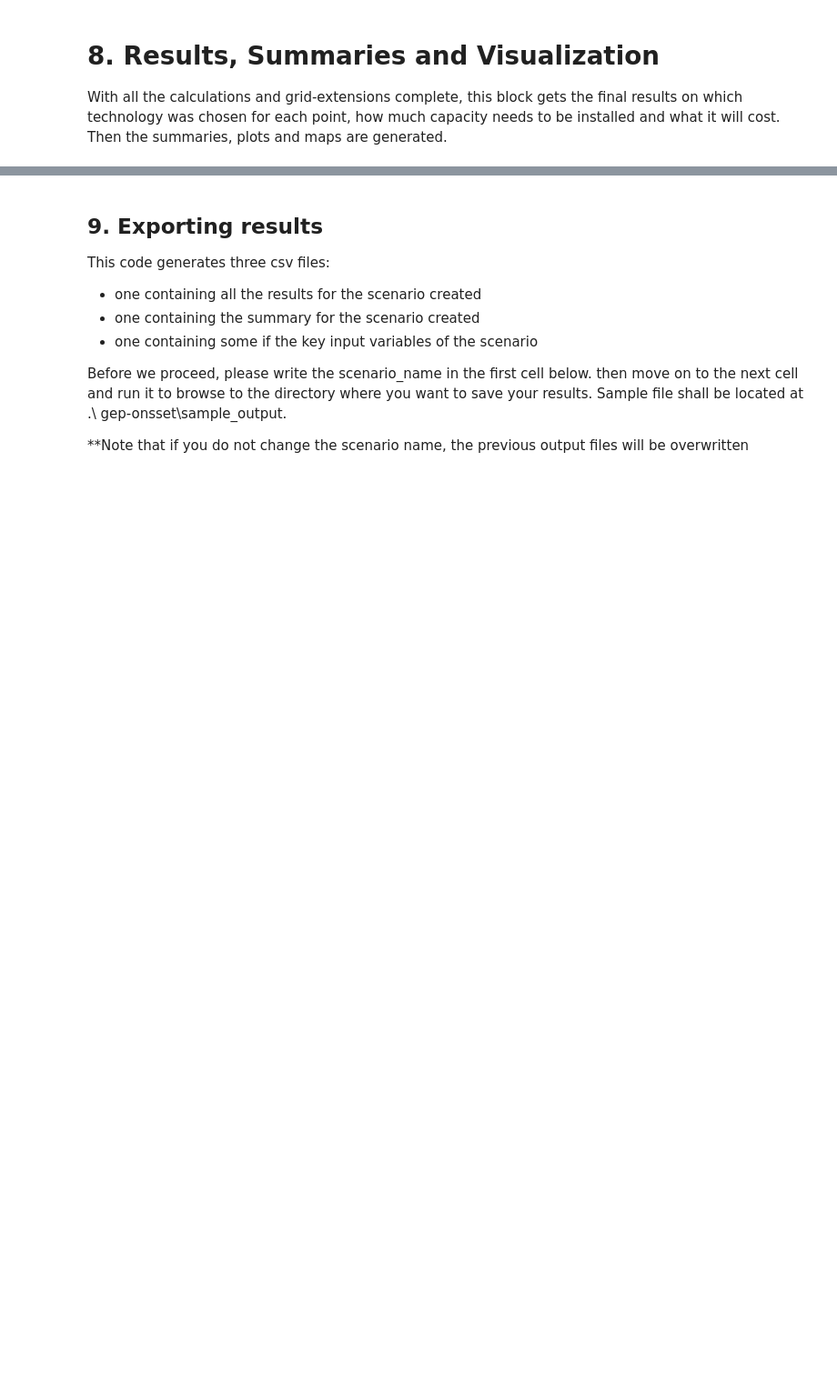
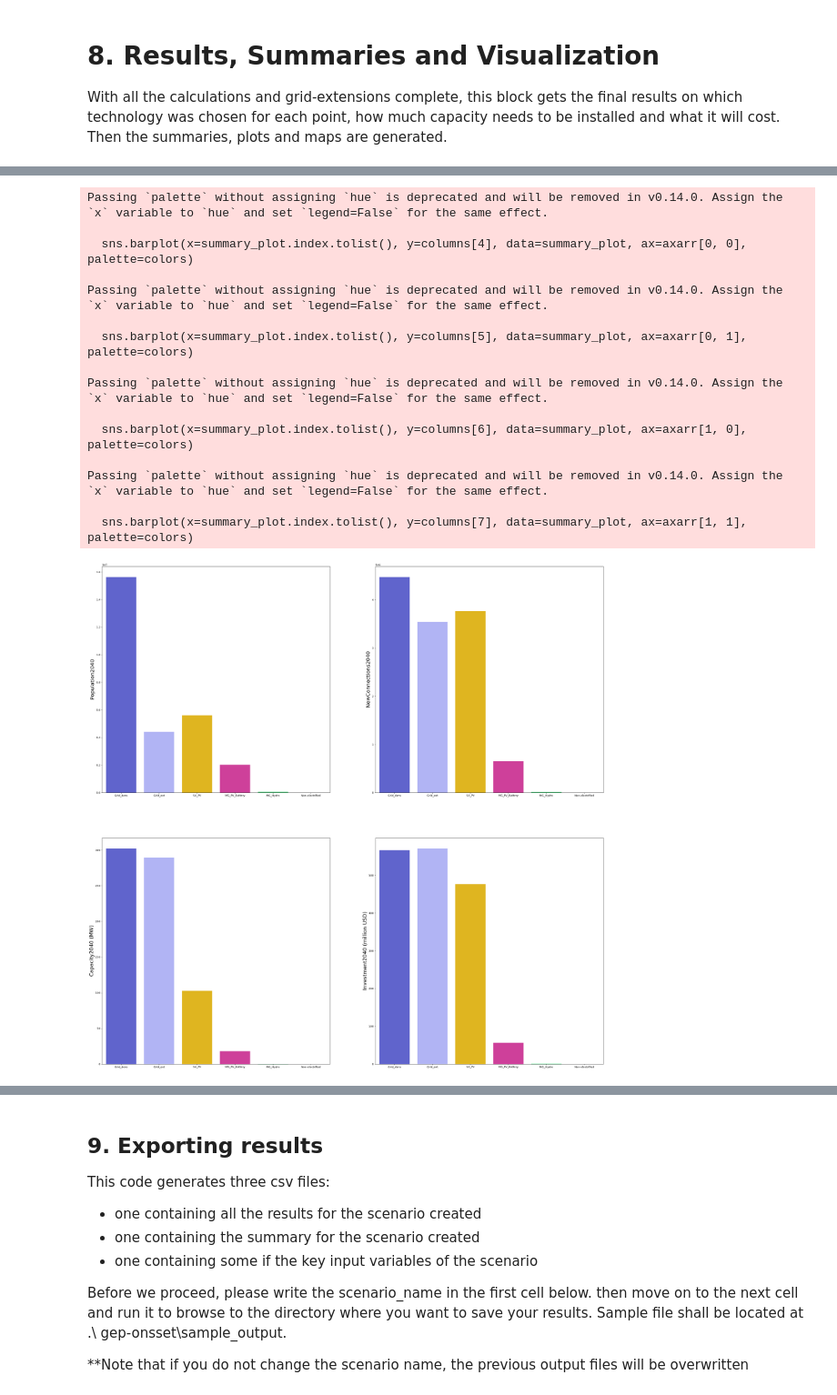
Before and after one commit to Bachirou06/gep_onsset_guinea, a Jupyter notebook: GEP_Generator.ipynb, the cells around one changed output, grey strips where cells are left out. Shown at 91% size. Drawn from its saved outputs; the diff is of its cells as text; code cells hidden in the pictures; blank space fills up the shorter version.

```diff
--- a/GEP_Generator.ipynb
+++ b/GEP_Generator.ipynb
@@ -120,9 +129,9 @@ This lever reflects the electrification approach to be examined. On the GEP Expl
 
 - Forced grid under a defined buffer zone (auto_intensification set equal to Xkm) & no electrification outside the buffer zone.
 # %%
-prioritization = 6                        # Select 5, 4 or 6; 5 = Nationwide Least Cost approach, 4 = Forced grid connection within a buffer only, 6 = Forced grid within buffer + least cost out of the buffer
+prioritization = 5                        # Select 5, 4 or 6; 5 = Nationwide Least Cost approach, 4 = Forced grid connection within a buffer only, 6 = Forced grid within buffer + least cost out of the buffer
 
-auto_intensification = 2                  # Buffer distance (km) for automatic intensification if choosing prioritization 4 or 6
+auto_intensification = 0                 # Buffer distance (km) for automatic intensification if choosing prioritization 4 or 6
 
 # This is the maximum generation capacity that can be added to the grid in one year (MW)
 annual_grid_cap_gen_limit_intermediate = 54 # Limit per year from start year (e.g. 2018) to intermediate year (e.g. 2025)
@@ -165,3 +172,6 @@ diesel_techs = 0                        ### 0 = diesel NOT included, 1 = diesel
+# %%
+diesel_techs = 0
+tech_switches = {'sa_pv': 1, 'mg_hydro': 1, 'mg_pv': 0, 'mg_pv_hybrid': 1, 'mg_wind_hybrid': 0}
 # %%
 grid_power_plants_capital_cost = 1363   ### The cost in USD/kW is for capacity upgrades of the grid
 grid_losses = 0.167                     ### The fraction of electricity lost in transmission and distribution (percentage)
@@ -483,7 +546,8 @@ for year in yearsofanalysis:
                                                                                                   year,
                                                                                                   end_year,
                                                                                                   time_step,
-                                                                                                  diesel_techs)
+                                                                                                  diesel_techs,
+                                                                                                 tech_switches= tech_switches)
 
     grid_investment, grid_cap_gen_limit, grid_connect_limit = onsseter.pre_electrification(grid_generation_cost,
                                                                                            year,
@@ -632,24 +699,23 @@ if cost_choice == 1:
 else:
     summary_table[columns[0]] = summary.iloc[0:11].astype(int).tolist() + [int(summary.iloc[0:11].sum())]
     summary_table[columns[1]] = summary.iloc[11:22].astype(int).tolist() + [int(summary.iloc[11:22].sum())]
-    summary_table[columns[2]] = summary.iloc[22:33].astype(int).tolist() + [int(summary.iloc[22:33].sum())]
+    summary_table[columns[2]] = [round(x, 2) for x in summary.iloc[22:33].astype(float).tolist()] + [round(summary.iloc[22:33].sum(), 2)] # Round in to display the hydro capacity in 2040
     summary_table[columns[3]] = [round(x/1e4)/1e2 for x in summary.iloc[33:44].astype(float).tolist()] + [round(summary.iloc[33:44].sum()/1e4)/1e2]
     summary_table[columns[4]] = summary.iloc[44:55].astype(int).tolist() + [int(summary.iloc[44:55].sum())]
     summary_table[columns[5]] = summary.iloc[55:66].astype(int).tolist() + [int(summary.iloc[55:66].sum())]
-    summary_table[columns[6]] = summary.iloc[66:77].astype(int).tolist() + [int(summary.iloc[66:77].sum())]
+    summary_table[columns[6]] = [round(x, 2) for x in summary.iloc[66:77].astype(float).tolist()] + [round(summary.iloc[66:77].sum(), 2)]
     summary_table[columns[7]] = [round(x/1e4)/1e2 for x in summary.iloc[77:88].astype(float).tolist()] + [round(summary.iloc[77:88].sum()/1e4)/1e2]
 
+# remove disabled technologies and the empty code-10 slot (original string codes)
+summary_table = summary_table.drop(['4', '6', '8', '9', '10'])
+
+# 2. rename the remaining rows
 map_dict = {'1': 'Grid_dens',
-            '2': 'SA_Diesel',
+            '2': 'Grid_ext',
             '3': 'SA_PV',
-            '4': 'MG_Diesel',
-            '5': 'MG_PV',
-            '6': 'MG_Wind',
+            '5': 'MG_PV_Battery',
             '7': 'MG_Hydro',
-            '8': 'MG_PV_Hybrid',
-            '9': 'MG_Wind_Hybrid',
-            '10':'Grid_ext',
-            '99':'Non-electrified',
+            '99': 'Non-electrified',
             'Total': 'Total'}
 
 summary_table.index = summary_table.index.to_series().map(map_dict)
@@ -660,9 +737,10 @@ summary_table
 import matplotlib.pylab as plt
 import seaborn as sns
 
-colors = ['#4e53de','#EDD100','#ffc700','#1F6600','#98E600','#70A800','#28e66d', '#e628a0', '#1b8f4d', '#a6aaff', '#D3D3D3']
-techs_colors = dict(zip(techs, colors))
-
+#colors = ['#4e53de','#EDD100','#ffc700','#1F6600','#98E600','#70A800','#28e66d', '#e628a0', '#1b8f4d', '#a6aaff', '#D3D3D3']
+colors = ['#4e53de', '#a6aaff', '#ffc700', '#e628a0', '#28e66d', '#D3D3D3']
+#techs_colors = dict(zip(techs, colors))
+techs_colors = {'1': '#4e53de', '2': '#a6aaff', '3': '#ffc700', '5': '#e628a0', '7': '#28e66d', '99': '#D3D3D3'}
 summary_plot=summary_table.drop(labels='Total',axis=0)
 fig_size = [35, 35]
 font_size = 1
@@ -671,32 +749,49 @@ f, axarr = plt.subplots(2, 2)
 fig_size = [15, 15]
 font_size = 10
 plt.rcParams["figure.figsize"] = fig_size
 
 if cost_choice == 1:
     sns.barplot(x=summary_plot.index.tolist(), y=columns[11], data=summary_plot, ax=axarr[0, 0], palette=colors)
     axarr[0, 0].set_ylabel(columns[4], fontsize=2*font_size)
     axarr[0, 0].tick_params(labelsize=font_size)
     sns.barplot(x=summary_plot.index.tolist(), y=columns[12], data=summary_plot, ax=axarr[0, 1], palette=colors)
     axarr[0, 1].set_ylabel(columns[5], fontsize=2*font_size)
     axarr[0, 1].tick_params(labelsize=font_size)
     sns.barplot(x=summary_plot.index.tolist(), y=columns[13], data=summary_plot, ax=axarr[1, 0], palette=colors)
     axarr[1, 0].set_ylabel(columns[6], fontsize=2*font_size)
     axarr[1, 0].tick_params(labelsize=font_size)
     sns.barplot(x=summary_plot.index.tolist(), y=columns[14], data=summary_plot, ax=axarr[1, 1], palette=colors)
     axarr[1, 1].set_ylabel(columns[7], fontsize=2*font_size)
     axarr[1, 1].tick_params(labelsize=font_size)
 else:
     sns.barplot(x=summary_plot.index.tolist(), y=columns[4], data=summary_plot, ax=axarr[0, 0], palette=colors)
     axarr[0, 0].set_ylabel(columns[4], fontsize=2*font_size)
     axarr[0, 0].tick_params(labelsize=font_size)
     sns.barplot(x=summary_plot.index.tolist(), y=columns[5], data=summary_plot, ax=axarr[0, 1], palette=colors)
     axarr[0, 1].set_ylabel(columns[5], fontsize=2*font_size)
     axarr[0, 1].tick_params(labelsize=font_size)
     sns.barplot(x=summary_plot.index.tolist(), y=columns[6], data=summary_plot, ax=axarr[1, 0], palette=colors)
     axarr[1, 0].set_ylabel(columns[6], fontsize=2*font_size)
     axarr[1, 0].tick_params(labelsize=font_size)
     sns.barplot(x=summary_plot.index.tolist(), y=columns[7], data=summary_plot, ax=axarr[1, 1], palette=colors)
     axarr[1, 1].set_ylabel(columns[7], fontsize=2*font_size)
     axarr[1, 1].tick_params(labelsize=font_size)
+# %% [output]
+Passing `palette` without assigning `hue` is deprecated and will be removed in v0.14.0. Assign the `x` variable to `hue` and set `legend=False` for the same effect.
+
+  sns.barplot(x=summary_plot.index.tolist(), y=columns[4], data=summary_plot, ax=axarr[0, 0], palette=colors)
+
+Passing `palette` without assigning `hue` is deprecated and will be removed in v0.14.0. Assign the `x` variable to `hue` and set `legend=False` for the same effect.
+
+  sns.barplot(x=summary_plot.index.tolist(), y=columns[5], data=summary_plot, ax=axarr[0, 1], palette=colors)
+
+Passing `palette` without assigning `hue` is deprecated and will be removed in v0.14.0. Assign the `x` variable to `hue` and set `legend=False` for the same effect.
+
+  sns.barplot(x=summary_plot.index.tolist(), y=columns[6], data=summary_plot, ax=axarr[1, 0], palette=colors)
+
+Passing `palette` without assigning `hue` is deprecated and will be removed in v0.14.0. Assign the `x` variable to `hue` and set `legend=False` for the same effect.
+
+  sns.barplot(x=summary_plot.index.tolist(), y=columns[7], data=summary_plot, ax=axarr[1, 1], palette=colors)
+[figure, added]
 # %%
 from matplotlib import pyplot as plt
```
Also changed, not shown: parts of 10 cells of this notebook, 2 other files.
